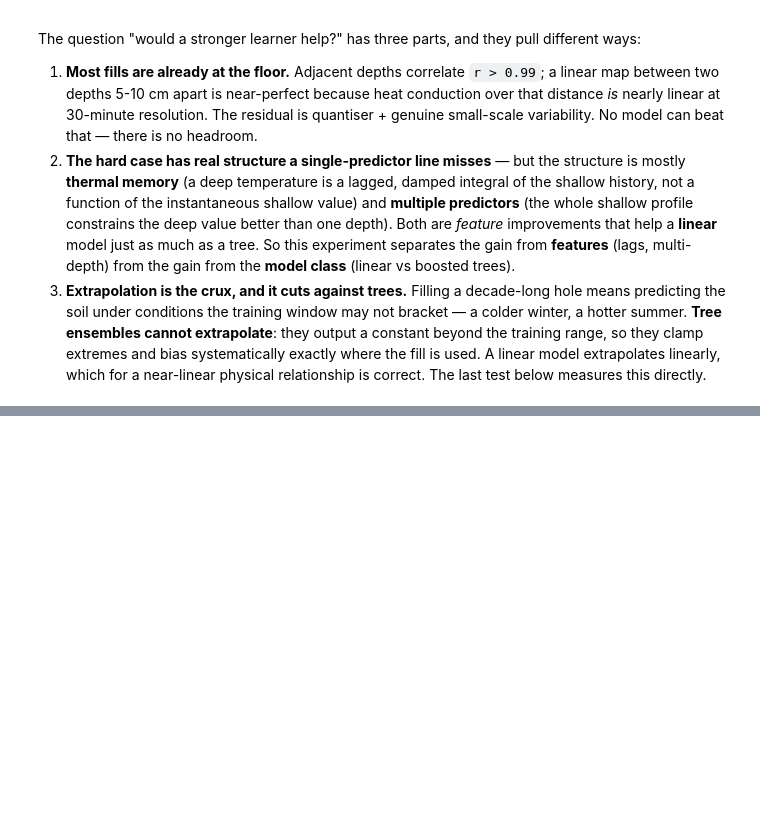
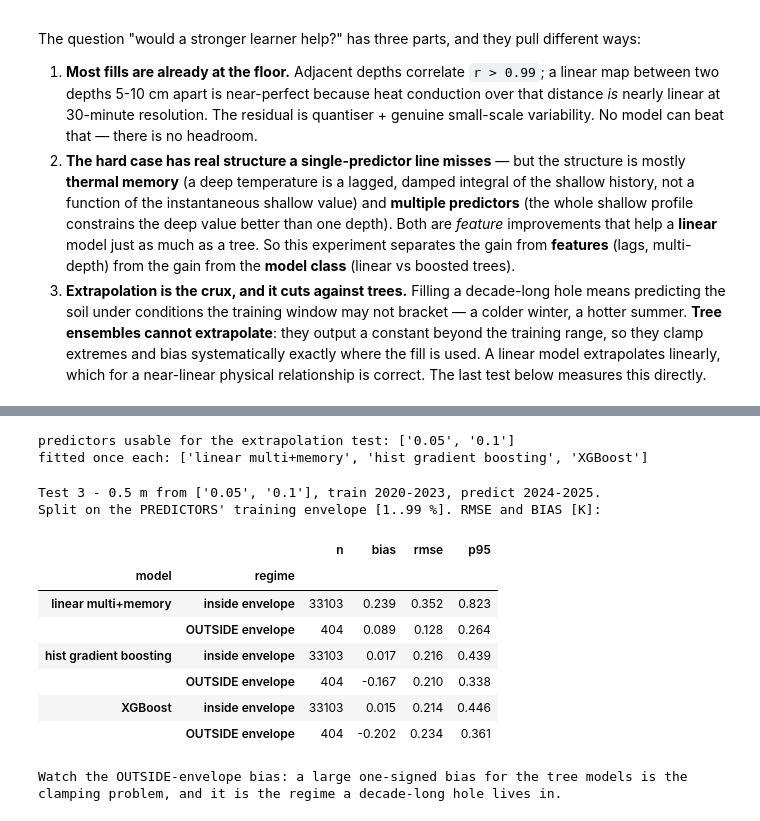
Before and after one commit to holukas/dataset_ch-lae_flux_product, a Jupyter notebook: workflow/10_METEO/30_PRODUCTS/TS_FF1_GAPFILL_ML_COMPARISON.ipynb, the cells around one changed output, grey strips where cells are left out. Cells and saved outputs as stored; diff of their text form; code cells hidden in the pictures; blank space fills up the shorter version.

```diff
--- a/workflow/10_METEO/30_PRODUCTS/TS_FF1_GAPFILL_ML_COMPARISON.ipynb
+++ b/workflow/10_METEO/30_PRODUCTS/TS_FF1_GAPFILL_ML_COMPARISON.ipynb
@@ -435,4 +574,63 @@ column whether it is worth the extra code.
 # %%
-print("This notebook wrote nothing. It is an experiment feeding a decision, not a product.")
-print("If the decision is 'upgrade the linear fill', the change lives in 10_METEO_TS_FF1's")
-print("cross_depth_fill helper; if it is 'adopt a model', that is a larger discussion than a gap-fill.")
+_EXTRAP_TARGET = "0.5"
+_extr_tr = (full_index >= "2020-04-11") & (full_index < "2024-01-01")
+_extr_te = (full_index >= "2024-01-01")
+# Shallow depths only - the shape of the real hole. (0.15 m ended in 2021 and does not clear the
+# coverage bar over this training window, so in practice this is 0.05 and 0.1 m.)
+_extr_cands = usable_predictors(M, SHALLOW, _extr_tr, _extr_te)
+_extr_Xm = features(M, "full", _extr_cands, memory=True)
+_EXTRAP_FNS = {"linear multi+memory": lambda: LinearRegression(), **MODEL_FNS()}
+
+# Fit once here; the table, the figure and the cost ledger below all read this dict. Those were
+# three separate refits of the same three models, which on the old estimator was most of the
+# notebook's runtime spent recomputing an answer it already had.
+EXTRAP_PRED, EXTRAP_FIT_S = {}, {}
+for _name, _fn in _EXTRAP_FNS.items():
+    _p, _s = predict_model(M, _fn, _extr_Xm, _EXTRAP_TARGET, _extr_tr, _extr_te)
+    EXTRAP_PRED[_name], EXTRAP_FIT_S[_name] = _p, _s
+print(f"predictors usable for the extrapolation test: {_extr_cands}")
+print(f"fitted once each: {list(EXTRAP_PRED)}")
+# %% [output]
+predictors usable for the extrapolation test: ['0.05', '0.1']
+fitted once each: ['linear multi+memory', 'hist gradient boosting', 'XGBoost']
+# %%
+def envelope_masks(target, cands, tr_mask, te_mask, q=0.01):
+    """Split the test window by whether the model is being asked to extrapolate. Taken on the
+    PREDICTORS, not on the target: what a tree bounds is its output given a feature vector, so a
+    record is 'outside' when any predictor depth sits beyond the training range of that depth."""
+    outside = pd.Series(False, index=full_index)
+    for c in cands:
+        lo, hi = M[c][tr_mask].quantile(q), M[c][tr_mask].quantile(1 - q)
+        outside |= (M[c] < lo) | (M[c] > hi)
+    have = pd.Series(te_mask, index=full_index) & M[target].notna()
+    return have & ~outside, have & outside
+
+
+def run_extrap(target=_EXTRAP_TARGET):
+    inside, outside = envelope_masks(target, _extr_cands, _extr_tr, _extr_te)
+    rows = []
+    for name, pred in EXTRAP_PRED.items():
+        for lbl, mask in [("inside envelope", inside), ("OUTSIDE envelope", outside)]:
+            rows.append({"model": name, "regime": lbl, **scores(pred[mask], M[target][mask])})
+    return pd.DataFrame(rows).set_index(["model", "regime"])
+
+
+EXTRAP = run_extrap()
+print(f"Test 3 - {_EXTRAP_TARGET} m from {_extr_cands}, train 2020-2023, predict 2024-2025.")
+print("Split on the PREDICTORS' training envelope [1..99 %]. RMSE and BIAS [K]:")
+display(EXTRAP.round(3))
+print("\nWatch the OUTSIDE-envelope bias: a large one-signed bias for the tree models is the")
+print("clamping problem, and it is the regime a decade-long hole lives in.")
+# %% [output]
+Test 3 - 0.5 m from ['0.05', '0.1'], train 2020-2023, predict 2024-2025.
+Split on the PREDICTORS' training envelope [1..99 %]. RMSE and BIAS [K]:
+|  |  | n | bias | rmse | p95 |
+| model | regime |  |  |  |  |
+| linear multi+memory | inside envelope | 33103 | 0.239 | 0.352 | 0.823 |
+|  | OUTSIDE envelope | 404 | 0.089 | 0.128 | 0.264 |
+| hist gradient boosting | inside envelope | 33103 | 0.017 | 0.216 | 0.439 |
+|  | OUTSIDE envelope | 404 | -0.167 | 0.210 | 0.338 |
+| XGBoost | inside envelope | 33103 | 0.015 | 0.214 | 0.446 |
+|  | OUTSIDE envelope | 404 | -0.202 | 0.234 | 0.361 |
+Watch the OUTSIDE-envelope bias: a large one-signed bias for the tree models is the
+clamping problem, and it is the regime a decade-long hole lives in.
```
Also changed, not shown: parts of 35 cells of this notebook.
